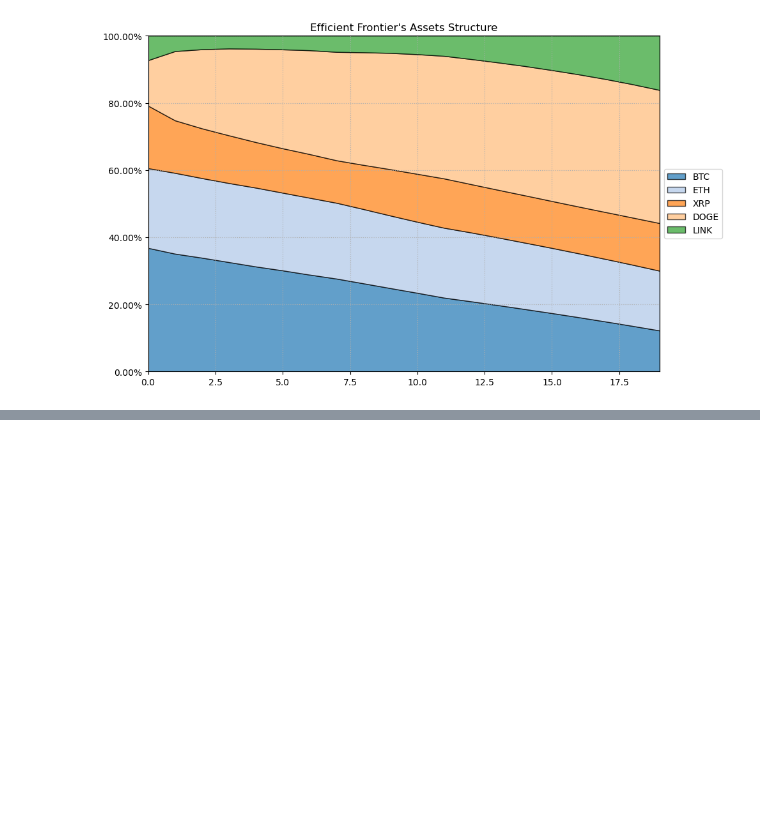
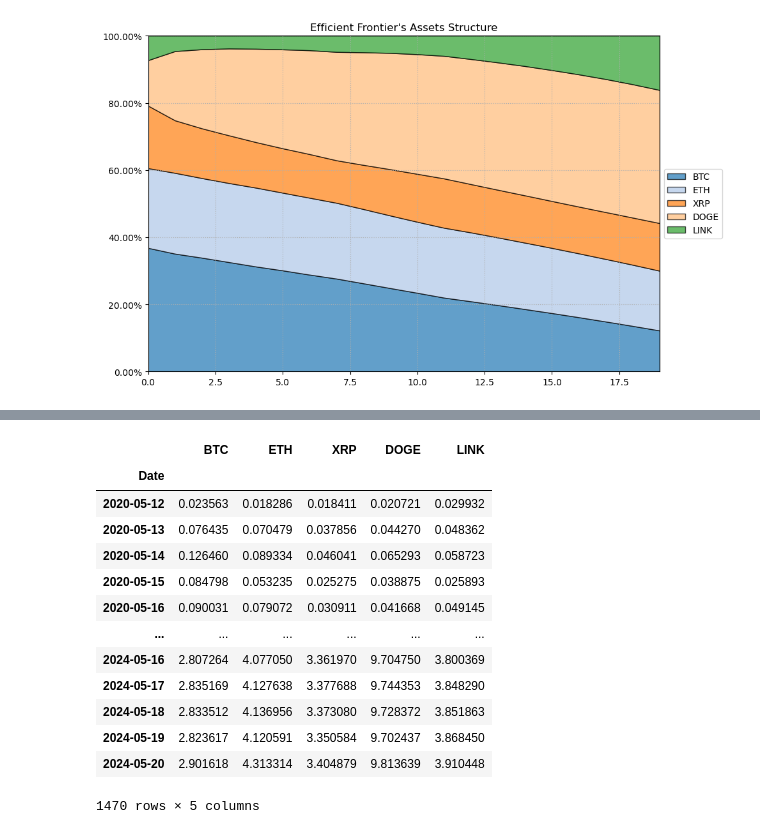
Before and after one commit to bamarasingam/meme_portfolio, a Jupyter notebook: riskfolio_port.ipynb, the cells around one changed output, grey strips where cells are left out. Cells and saved outputs as stored; diff of their text form; code cells hidden in the pictures; blank space fills up the shorter version.

```diff
--- a/riskfolio_port.ipynb
+++ b/riskfolio_port.ipynb
@@ -185,0 +187,17 @@ array([<Axes: title={'center': 'Historical Compounded Cumulative Returns'}>,
+# %%
+returns.cumsum()
+# %% [output]
+|  | BTC | ETH | XRP | DOGE | LINK |
+| Date |  |  |  |  |  |
+| 2020-05-12 | 0.023563 | 0.018286 | 0.018411 | 0.020721 | 0.029932 |
+| 2020-05-13 | 0.076435 | 0.070479 | 0.037856 | 0.044270 | 0.048362 |
+| 2020-05-14 | 0.126460 | 0.089334 | 0.046041 | 0.065293 | 0.058723 |
+| 2020-05-15 | 0.084798 | 0.053235 | 0.025275 | 0.038875 | 0.025893 |
+| 2020-05-16 | 0.090031 | 0.079072 | 0.030911 | 0.041668 | 0.049145 |
+| ... | ... | ... | ... | ... | ... |
+| 2024-05-16 | 2.807264 | 4.077050 | 3.361970 | 9.704750 | 3.800369 |
+| 2024-05-17 | 2.835169 | 4.127638 | 3.377688 | 9.744353 | 3.848290 |
+| 2024-05-18 | 2.833512 | 4.136956 | 3.373080 | 9.728372 | 3.851863 |
+| 2024-05-19 | 2.823617 | 4.120591 | 3.350584 | 9.702437 | 3.868450 |
+| 2024-05-20 | 2.901618 | 4.313314 | 3.404879 | 9.813639 | 3.910448 |
+1470 rows × 5 columns
```
Also changed, not shown: parts of 15 cells of this notebook, 1 other file.
